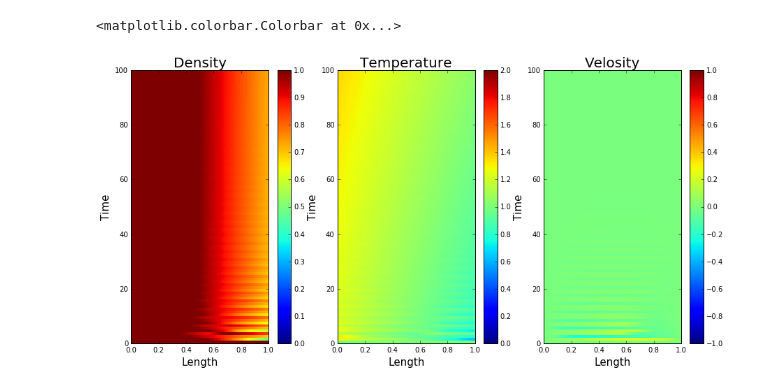
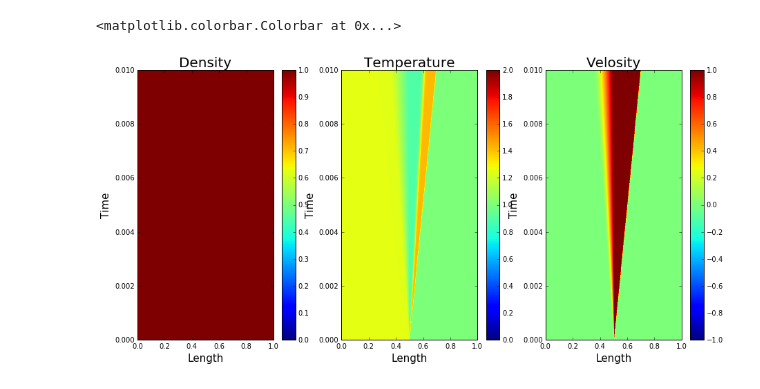
Before and after one commit to temik42/lib, a Jupyter notebook: hydron/example-Copy1.ipynb, the cells around one changed output. Cells and saved outputs as stored; diff of their text form; code cells hidden in the pictures.

```diff
--- a/hydron/example-Copy1.ipynb
+++ b/hydron/example-Copy1.ipynb
@@ -6,12 +4,13 @@ import matplotlib.pyplot as plt
 import numpy as np
 import hydron as hd
 # %%
-#dt,tau,X,n,u,T,config = hd.Sod_tube()
-dt,tau,X,n,u,T,config = hd.Boltzmann()
+dt,tau,X,n,u,T,config = hd.Sod_tube()
+#dt,tau,X,n,u,T,config = hd.Boltzmann()
 #dt,tau,X,n,u,T,config = hd.Diffusion()
 # %%
 sim = hd.Solver(dt,X,n,u,T,config)
 sim.run(tau)
+out = sim.out
 # %% [output]
 in progress ...
 |-10%-|-20%-|-30%-|-40%-|-50%-|-60%-|-70%-|-80%-|-90%-|-100%|
@@ -44,31 +35,31 @@ plt.plot((np.gradient(sim.p)/sim.ds-sim.g()*sim.q[0])[2:-2])
 # %%
 fig = plt.figure(figsize=(15,7))
 plt.subplot(1,3,1)
 plt.title('Density', size = 20)
 plt.xlabel('Length', size = 15)
 plt.ylabel('Time', size = 15)
-plt.imshow(sim.out.n*sim.sc.n, vmin = 0, vmax = 1,
+plt.imshow(out.n(), vmin = 0, vmax = 1,
            origin = 'lower', aspect = 'auto', interpolation = 'nearest',
-           extent = [0,sim.L*sim.sc.x,0,(sim.time)])
+           extent = [0,out.L(),0,out.time()])
 plt.colorbar()
 
 plt.subplot(1,3,2)
 plt.title('Temperature', size = 20)
 plt.xlabel('Length', size = 15)
 plt.ylabel('Time', size = 15)
-plt.imshow(sim.out.T*sim.sc.T, vmin = 0, vmax = 2,
+plt.imshow(out.T(), vmin = 0, vmax = 2,
            origin = 'lower', aspect = 'auto', interpolation = 'nearest',
-           extent = [0,sim.L*sim.sc.x,0,(sim.time)])
+           extent = [0,out.L(),0,out.time()])
 plt.colorbar()
 
 plt.subplot(1,3,3)
 plt.title('Velosity', size = 20)
 plt.xlabel('Length', size = 15)
 plt.ylabel('Time', size = 15)
-plt.imshow(sim.out.u*sim.sc.u, vmin = -1, vmax = 1,
+plt.imshow(out.u(), vmin = -1, vmax = 1,
            origin = 'lower', aspect = 'auto', interpolation = 'nearest',
-           extent = [0,sim.L*sim.sc.x,0,(sim.time)])
+           extent = [0,out.L(),0,out.time()])
 plt.colorbar()
 # %% [output]
 <matplotlib.colorbar.Colorbar at 0x...>
-[figure, old version]
+[figure, new version]
```
Also changed, not shown: parts of 7 cells of this notebook, 7 other files.
